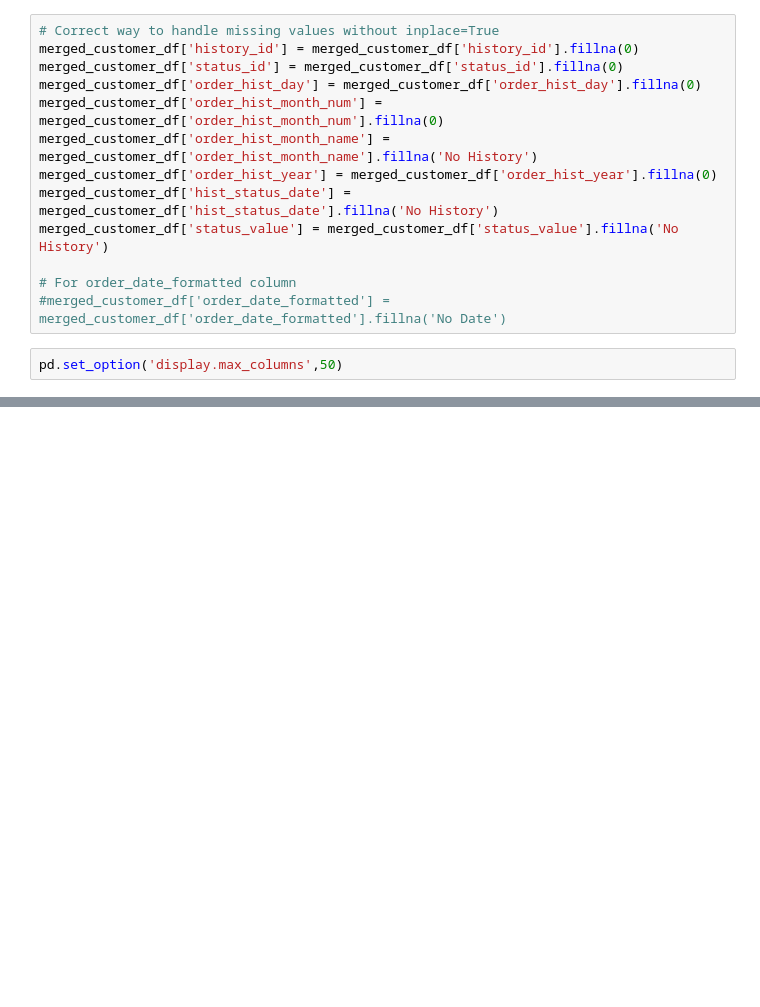
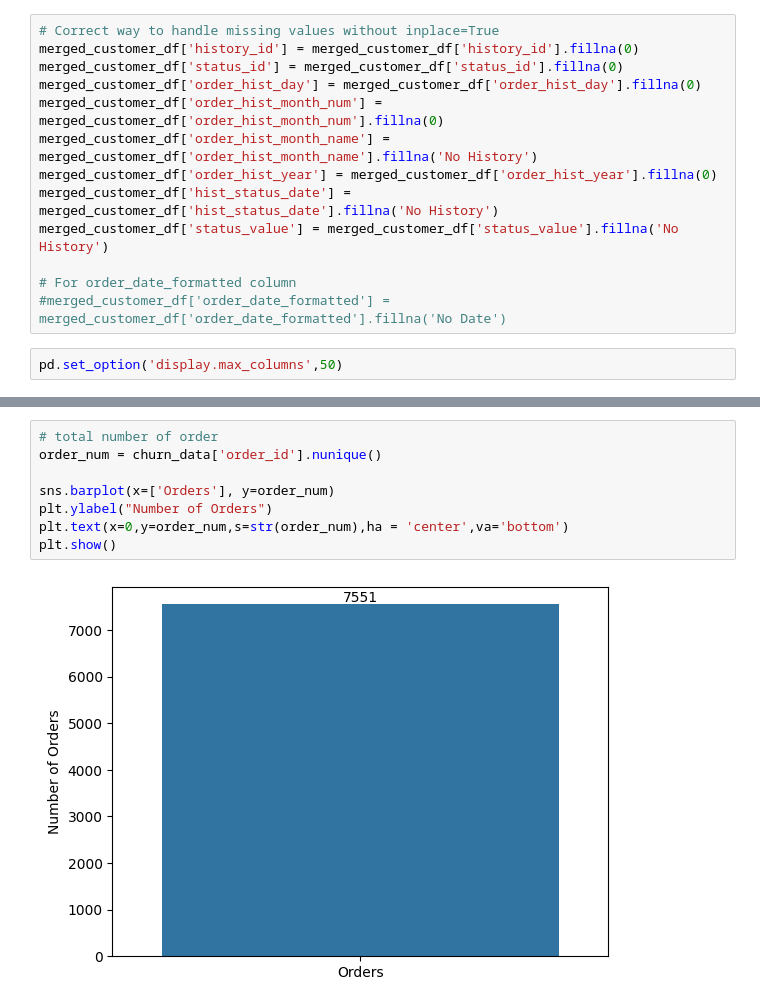
Before and after one commit to Ranjith-DS/DS_Final_Project_01, a Jupyter notebook: Notebook/EDA01.ipynb, the cells around one changed output, grey strips where cells are left out. Cells and saved outputs as stored; diff of their text form; blank space fills up the shorter version.

```diff
--- a/Notebook/EDA01.ipynb
+++ b/Notebook/EDA01.ipynb
@@ -639,0 +739,10 @@ pd.set_option('display.max_columns',50)
+# %%
+# total number of order
+order_num = churn_data['order_id'].nunique()
+
+sns.barplot(x=['Orders'], y=order_num)
+plt.ylabel("Number of Orders")
+plt.text(x=0,y=order_num,s=str(order_num),ha = 'center',va='bottom')
+plt.show()
+# %% [output]
+[figure, added]
```
Also changed, not shown: parts of 19 cells of this notebook, 2 other files.
